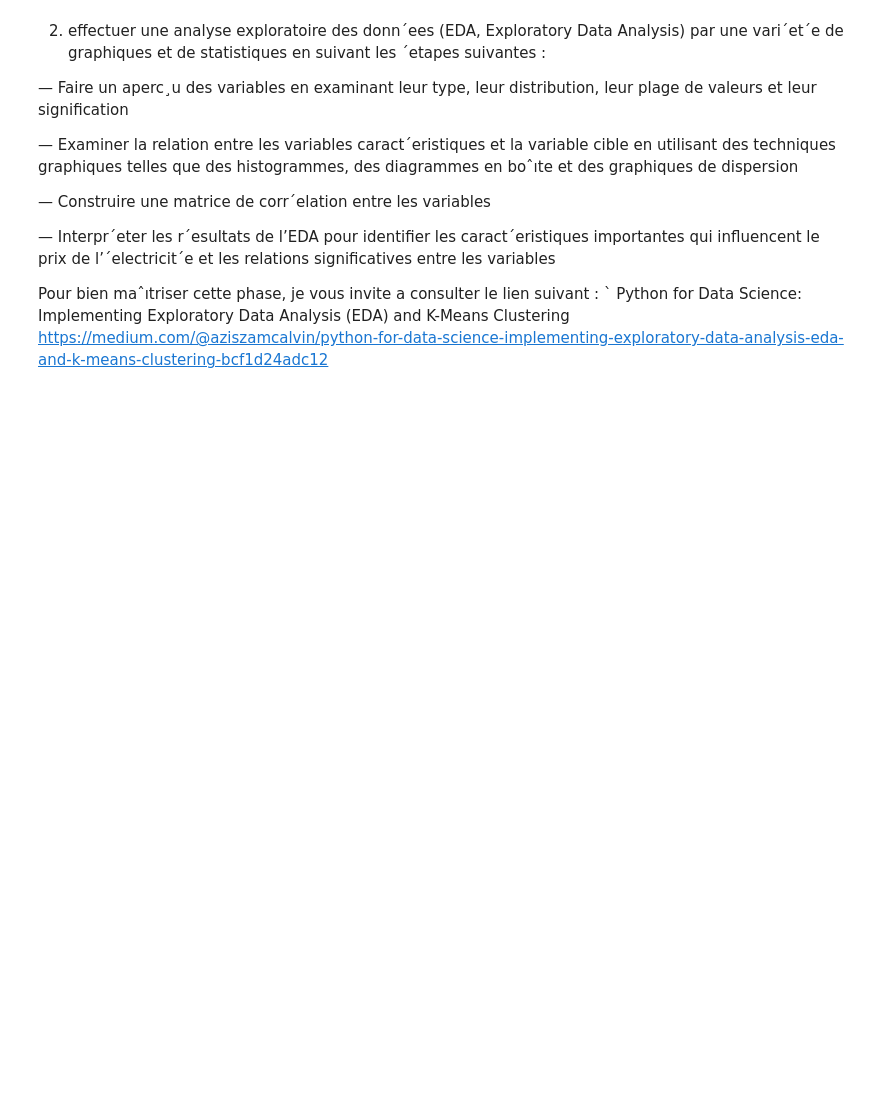
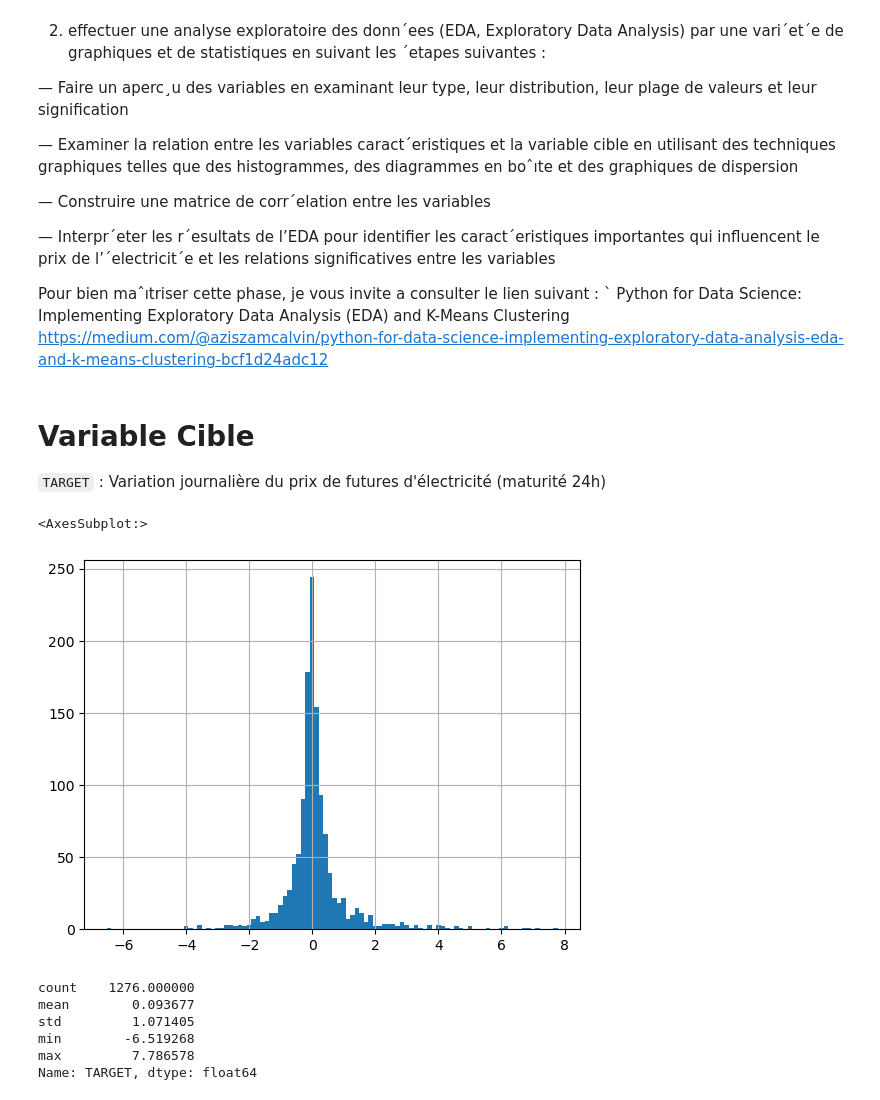
Before and after one commit to CorentinP1234/PROJETML, a Jupyter notebook: 3-Analyse exploratoire des donnees.ipynb, the cells around one changed output. Saved outputs shown, nothing was run; the diff lists cells and outputs as text; code cells hidden in the pictures; blank space fills up the shorter version.

```diff
--- a/3-Analyse exploratoire des donnees.ipynb
+++ b/3-Analyse exploratoire des donnees.ipynb
@@ -22,0 +28,23 @@ https://medium.com/@aziszamcalvin/python-for-data-science-implementing-explorato
+# %% [markdown]
+# Variable Cible
+`TARGET` : Variation journalière du prix de futures d'électricité (maturité 24h)
+# %%
+raw_data_x = pd.read_csv("data/Data_X.csv", index_col='ID')
+raw_dataNew_x = pd.read_csv("data/DataNew_X.csv", index_col='ID')
+raw_data_y = pd.read_csv("data/Data_Y.csv", index_col='ID')
+# %%
+data_xy = pd.merge(raw_data_x, raw_data_y, on='ID').copy().dropna()
+# %%
+data_xy['TARGET'].hist(bins=100)
+# %% [output]
+<AxesSubplot:>
+[figure, added]
+# %%
+data_xy['TARGET'].describe().iloc[[0,1,2,3,7]]
+# %% [output]
+count    1276.000000
+mean        0.093677
+std         1.071405
+min        -6.519268
+max         7.786578
+Name: TARGET, dtype: float64
```
Also changed, not shown: parts of 12 cells of this notebook, 1 other file.
